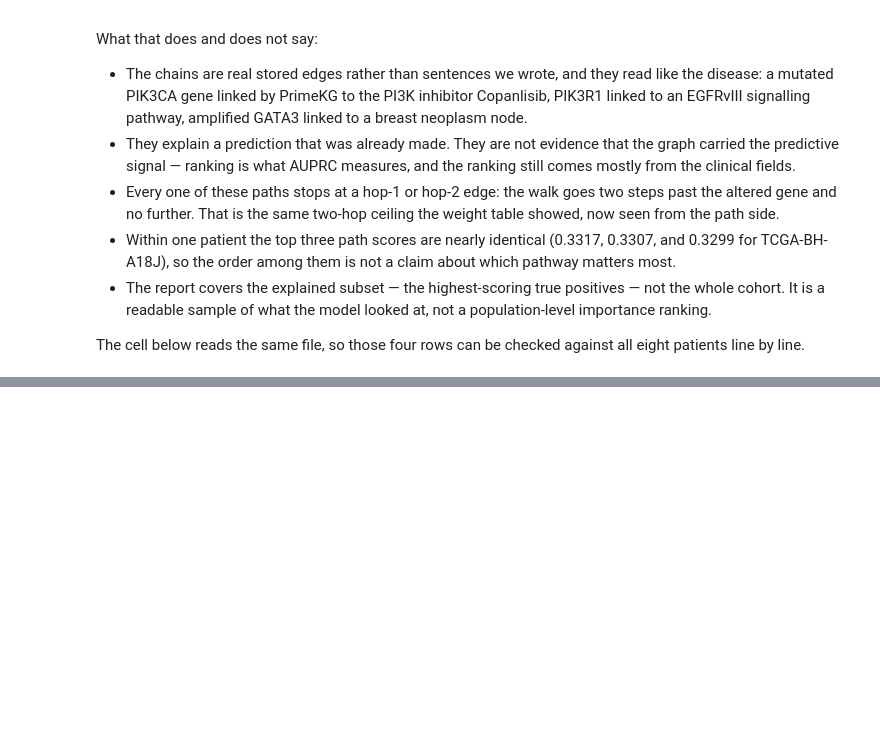
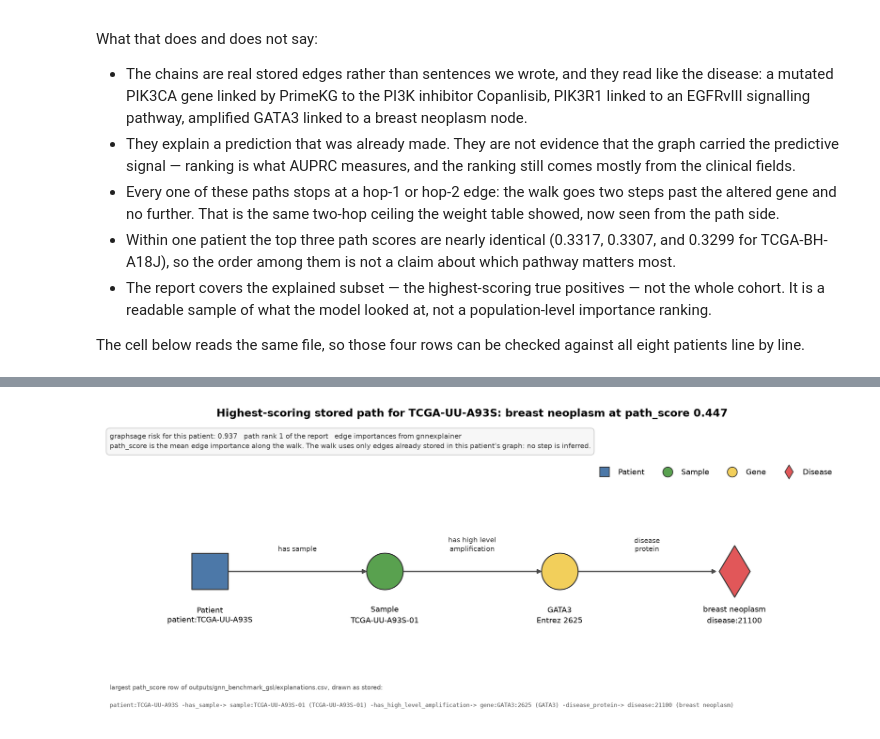
Before and after one commit to shauryasf/primekg-patient-reasoning, a Jupyter notebook: notebooks/recurrence_gnn_milestone_demonstration.ipynb, the cells around one changed output, grey strips where cells are left out. Drawn from its saved outputs; the diff is of its cells as text; code cells hidden in the pictures; blank space fills up the shorter version.

```diff
--- a/notebooks/recurrence_gnn_milestone_demonstration.ipynb
+++ b/notebooks/recurrence_gnn_milestone_demonstration.ipynb
@@ -185,0 +222,7 @@ top[['patient_id', 'y_prob', 'path_score', 'score_source', 'path']].reset_index(
+# %%
+# Drawn by scripts/plot_top_path.py from the largest path_score row of the report below.
+from IPython.display import Image, display
+
+display(Image('outputs/gnn_benchmark_gsl/top_path_symbolic.png'))
+# %% [output]
+[figure, added]
```
Also changed, not shown: parts of 6 cells of this notebook, 4 other files.
